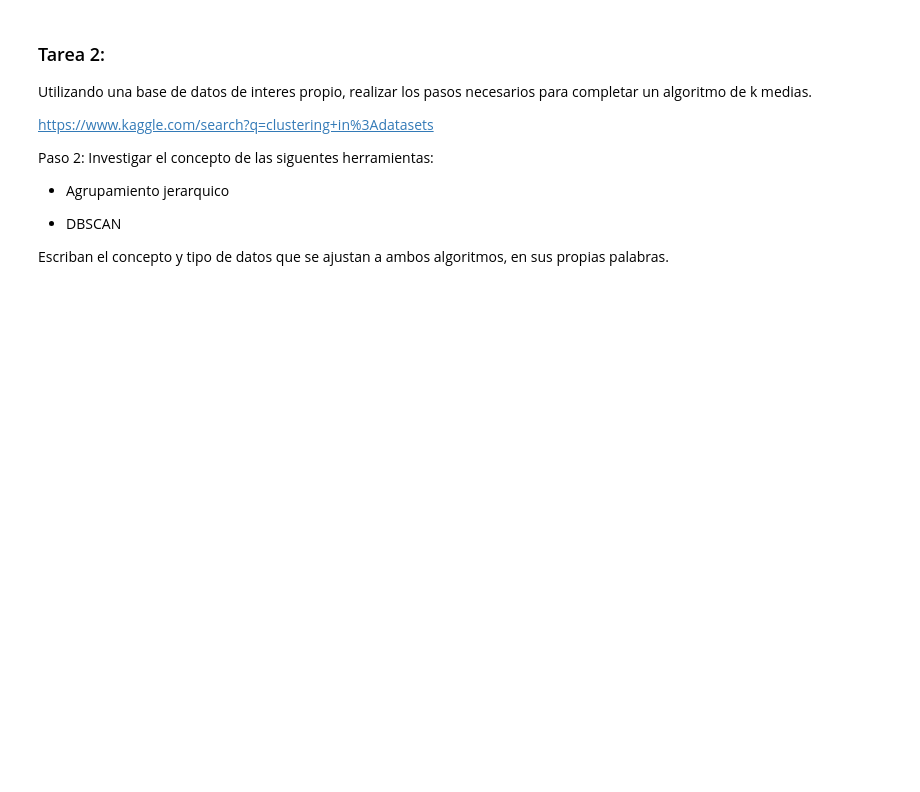
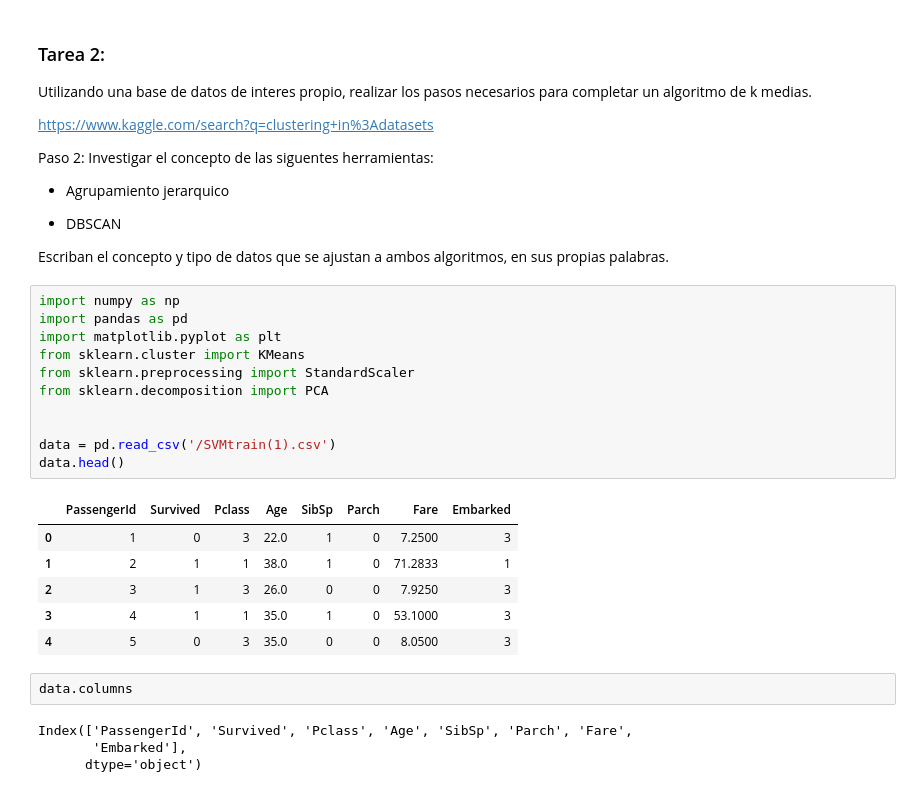
Before and after one commit to addyQB/InteligenciaArtificial, a Jupyter notebook: Clase_2_Aprendizaje_no_supervisado.ipynb, the cells around one changed output. Cells and saved outputs as stored; diff of their text form; blank space fills up the shorter version.

```diff
--- a/Clase_2_Aprendizaje_no_supervisado.ipynb
+++ b/Clase_2_Aprendizaje_no_supervisado.ipynb
@@ -761,3 +782,27 @@ Paso 2: Investigar el concepto de las siguentes herramientas:
 - DBSCAN
 
 Escriban el concepto y tipo de datos que se ajustan a ambos algoritmos, en sus propias palabras.
+# %%
+import numpy as np
+import pandas as pd
+import matplotlib.pyplot as plt
+from sklearn.cluster import KMeans
+from sklearn.preprocessing import StandardScaler
+from sklearn.decomposition import PCA
+
+
+data = pd.read_csv('/SVMtrain(1).csv')
+data.head()
+# %% [output]
+|  | PassengerId | Survived | Pclass | Age | SibSp | Parch | Fare | Embarked |
+| 0 | 1 | 0 | 3 | 22.0 | 1 | 0 | 7.2500 | 3 |
+| 1 | 2 | 1 | 1 | 38.0 | 1 | 0 | 71.2833 | 1 |
+| 2 | 3 | 1 | 3 | 26.0 | 0 | 0 | 7.9250 | 3 |
+| 3 | 4 | 1 | 1 | 35.0 | 1 | 0 | 53.1000 | 3 |
+| 4 | 5 | 0 | 3 | 35.0 | 0 | 0 | 8.0500 | 3 |
+# %%
+data.columns
+# %% [output]
+Index(['PassengerId', 'Survived', 'Pclass', 'Age', 'SibSp', 'Parch', 'Fare',
+       'Embarked'],
+      dtype='object')
```
Also changed, not shown: parts of 13 cells of this notebook.
